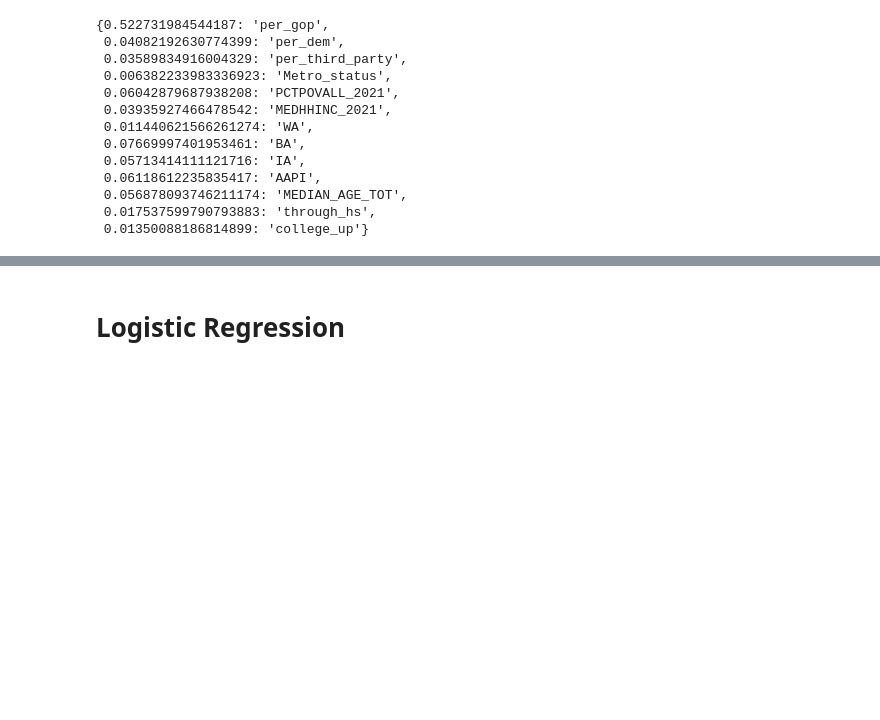
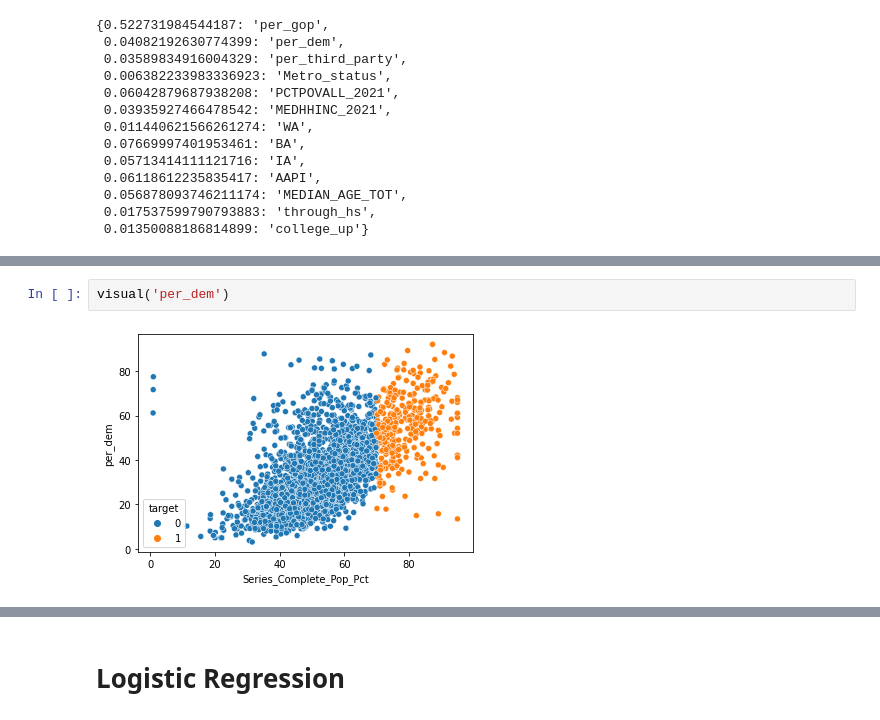
Before and after one commit to natehiatt/covid_vax_project, a Jupyter notebook: notebooks/modelling_scratch.ipynb, the cells around one changed output, grey strips where cells are left out. Cells and saved outputs as stored; diff of their text form; blank space fills up the shorter version.

```diff
--- a/notebooks/modelling_scratch.ipynb
+++ b/notebooks/modelling_scratch.ipynb
@@ -237,0 +248,4 @@ dict(zip(dt2.feature_importances_, feature_used))
+# %%
+visual('per_dem')
+# %% [output]
+[figure, added]
```
Also changed, not shown: parts of 10 cells of this notebook, 2 other files.
